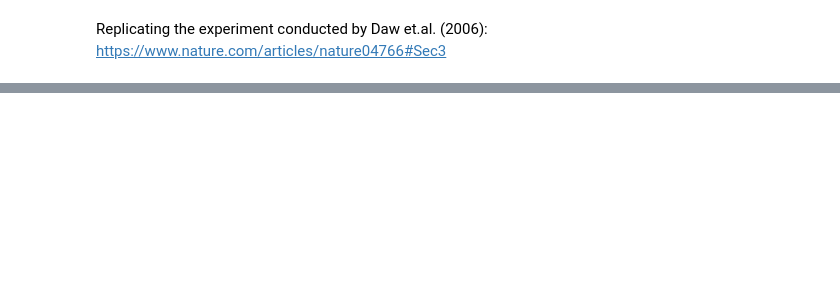
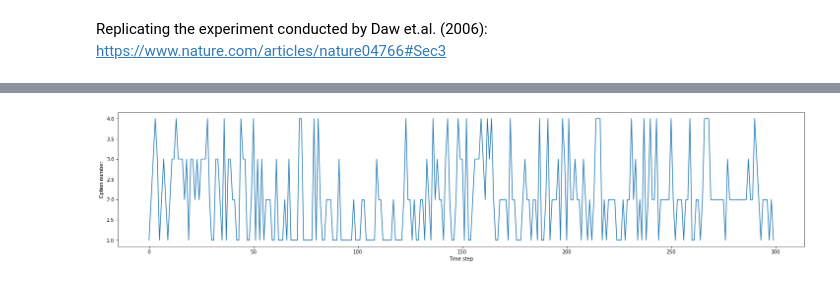
Before and after one commit to exie1/Complex-systems-EE, a Jupyter notebook: multiArmBandit_dynamic.ipynb, the cells around one changed output, grey strips where cells are left out. Cells and saved outputs as stored; diff of their text form; code cells hidden in the pictures; blank space fills up the shorter version.

```diff
--- a/multiArmBandit_dynamic.ipynb
+++ b/multiArmBandit_dynamic.ipynb
@@ -131,0 +154,9 @@ Number of times sampled:  blue: 0.42, green: 0.25, red: 0.24, orange: 0.09
+# %%
+fig,ax = plt.subplots(figsize=(25,5))
+trial = 0
+plt.plot(softmax_choices[trial,:]+1) # getting into range 1,2,3,4
+plt.xlabel('Time step')
+plt.ylabel('Option number')
+plt.show()
+# %% [output]
+[figure, added]
```
Also changed, not shown: parts of 7 cells of this notebook, 1 other file.
